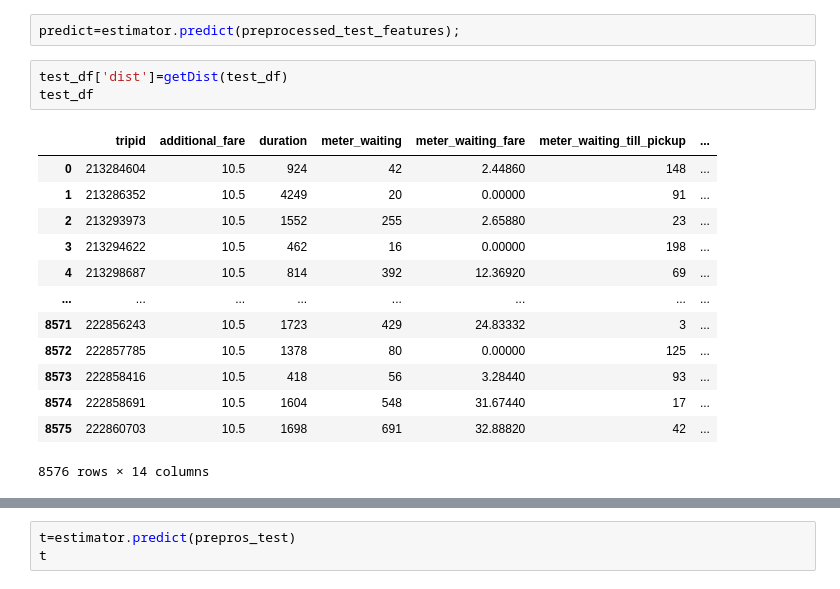
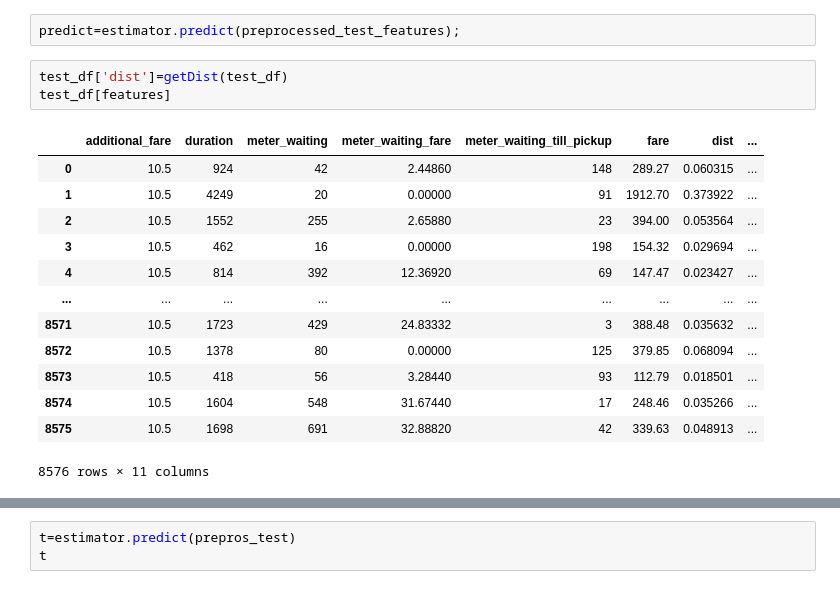
Before and after one commit to Dhananjana97/ML-Ride-Fair, a Jupyter notebook: catboost_model.ipynb, the cells around one changed output, grey strips where cells are left out. Drawn from its saved outputs; the diff is of its cells as text.

```diff
--- a/catboost_model.ipynb
+++ b/catboost_model.ipynb
@@ -411,19 +411,19 @@ features
 predict=estimator.predict(preprocessed_test_features);
 # %%
 test_df['dist']=getDist(test_df)
-test_df
+test_df[features]
 # %% [output]
-|  | tripid | additional_fare | duration | meter_waiting | meter_waiting_fare | meter_waiting_till_pickup | ... |
-| 0 | 213284604 | 10.5 | 924 | 42 | 2.44860 | 148 | ... |
-| 1 | 213286352 | 10.5 | 4249 | 20 | 0.00000 | 91 | ... |
-| 2 | 213293973 | 10.5 | 1552 | 255 | 2.65880 | 23 | ... |
-| 3 | 213294622 | 10.5 | 462 | 16 | 0.00000 | 198 | ... |
-| 4 | 213298687 | 10.5 | 814 | 392 | 12.36920 | 69 | ... |
-| ... | ... | ... | ... | ... | ... | ... | ... |
-| 8571 | 222856243 | 10.5 | 1723 | 429 | 24.83332 | 3 | ... |
-| 8572 | 222857785 | 10.5 | 1378 | 80 | 0.00000 | 125 | ... |
-| 8573 | 222858416 | 10.5 | 418 | 56 | 3.28440 | 93 | ... |
-| 8574 | 222858691 | 10.5 | 1604 | 548 | 31.67440 | 17 | ... |
-| 8575 | 222860703 | 10.5 | 1698 | 691 | 32.88820 | 42 | ... |
+|  | additional_fare | duration | meter_waiting | meter_waiting_fare | meter_waiting_till_pickup | fare | dist | ... |
+| 0 | 10.5 | 924 | 42 | 2.44860 | 148 | 289.27 | 0.060315 | ... |
+| 1 | 10.5 | 4249 | 20 | 0.00000 | 91 | 1912.70 | 0.373922 | ... |
+| 2 | 10.5 | 1552 | 255 | 2.65880 | 23 | 394.00 | 0.053564 | ... |
+| 3 | 10.5 | 462 | 16 | 0.00000 | 198 | 154.32 | 0.029694 | ... |
+| 4 | 10.5 | 814 | 392 | 12.36920 | 69 | 147.47 | 0.023427 | ... |
+| ... | ... | ... | ... | ... | ... | ... | ... | ... |
+| 8571 | 10.5 | 1723 | 429 | 24.83332 | 3 | 388.48 | 0.035632 | ... |
+| 8572 | 10.5 | 1378 | 80 | 0.00000 | 125 | 379.85 | 0.068094 | ... |
+| 8573 | 10.5 | 418 | 56 | 3.28440 | 93 | 112.79 | 0.018501 | ... |
+| 8574 | 10.5 | 1604 | 548 | 31.67440 | 17 | 248.46 | 0.035266 | ... |
+| 8575 | 10.5 | 1698 | 691 | 32.88820 | 42 | 339.63 | 0.048913 | ... |
-8576 rows × 14 columns
+8576 rows × 11 columns
 # %%
```
Also changed, not shown: parts of 2 cells of this notebook.
